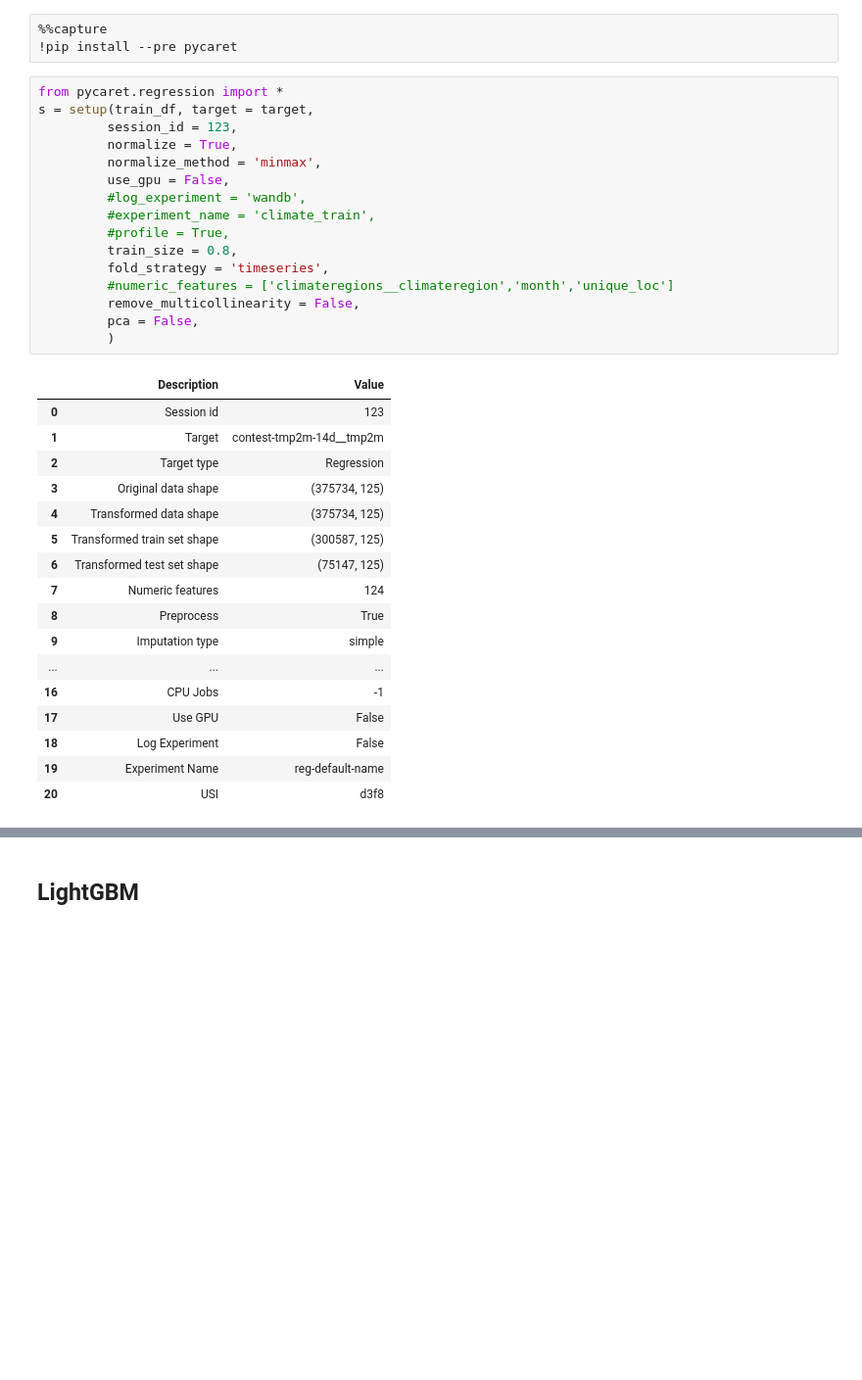
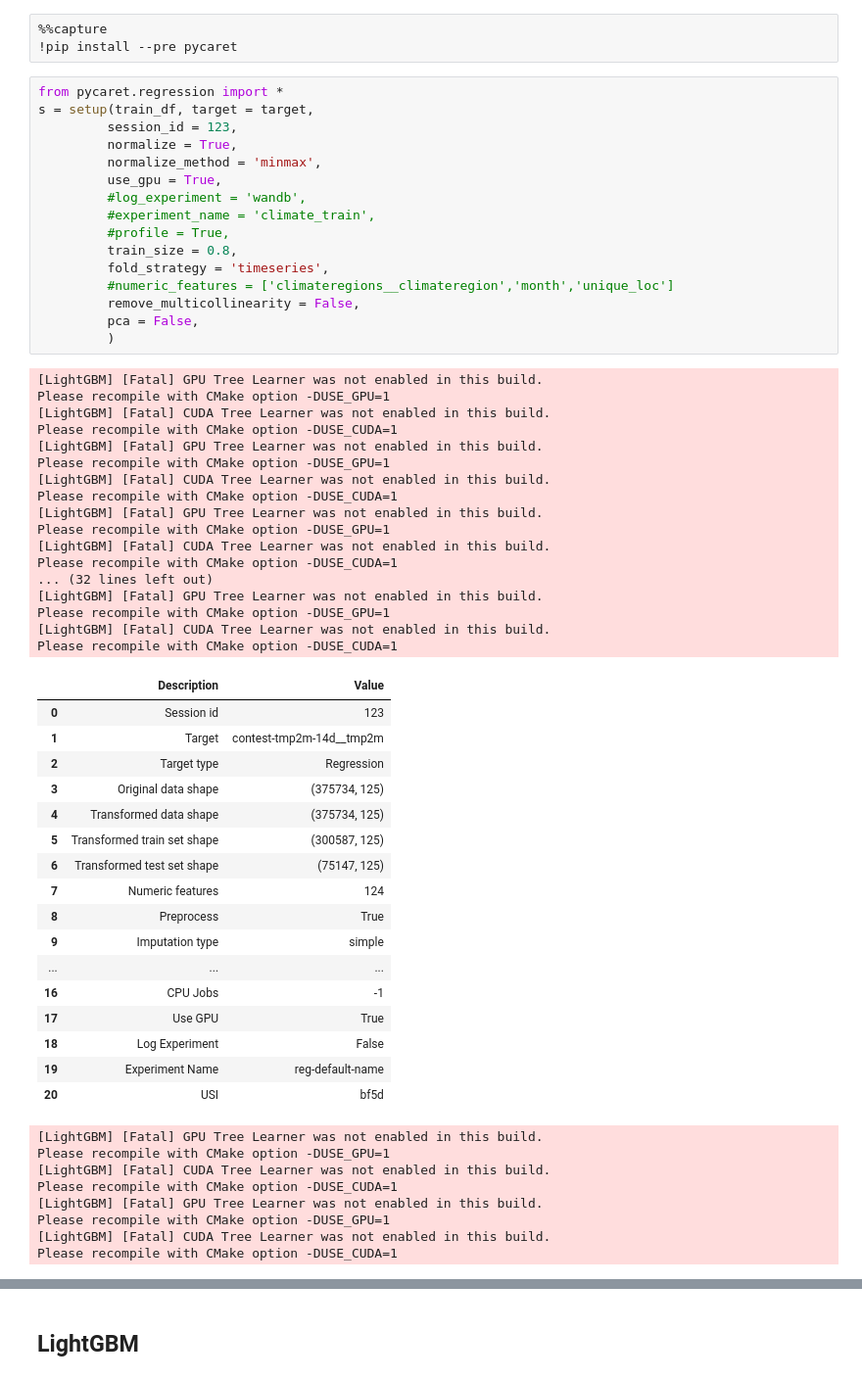
Before and after one commit to kpal002/WiDS---Datathon-2023, a Jupyter notebook: pycaret-automl-regression.ipynb, the cells around one changed output, grey strips where cells are left out. Shown: that part at 98% size. Drawn from its saved outputs; the diff is of its cells as text; blank space fills up the shorter version.

```diff
--- a/pycaret-automl-regression.ipynb
+++ b/pycaret-automl-regression.ipynb
@@ -187,37 +187,62 @@ test_df = test_df.drop(columns=to_drop_test)
 # %%
 from pycaret.regression import *
 s = setup(train_df, target = target,
          session_id = 123,
          normalize = True,
          normalize_method = 'minmax',
-         use_gpu = False,
+         use_gpu = True,
          #log_experiment = 'wandb',
          #experiment_name = 'climate_train',
          #profile = True,
          train_size = 0.8,
          fold_strategy = 'timeseries',
          #numeric_features = ['climateregions__climateregion','month','unique_loc']
          remove_multicollinearity = False,
          pca = False,
          )
 # %% [output]
+[LightGBM] [Fatal] GPU Tree Learner was not enabled in this build.
+Please recompile with CMake option -DUSE_GPU=1
+[LightGBM] [Fatal] CUDA Tree Learner was not enabled in this build.
+Please recompile with CMake option -DUSE_CUDA=1
+[LightGBM] [Fatal] GPU Tree Learner was not enabled in this build.
+Please recompile with CMake option -DUSE_GPU=1
+[LightGBM] [Fatal] CUDA Tree Learner was not enabled in this build.
+Please recompile with CMake option -DUSE_CUDA=1
+[LightGBM] [Fatal] GPU Tree Learner was not enabled in this build.
+Please recompile with CMake option -DUSE_GPU=1
+[LightGBM] [Fatal] CUDA Tree Learner was not enabled in this build.
+Please recompile with CMake option -DUSE_CUDA=1
+... (32 lines left out)
+[LightGBM] [Fatal] GPU Tree Learner was not enabled in this build.
+Please recompile with CMake option -DUSE_GPU=1
+[LightGBM] [Fatal] CUDA Tree Learner was not enabled in this build.
+Please recompile with CMake option -DUSE_CUDA=1
 |  | Description | Value |
 | 0 | Session id | 123 |
 | 1 | Target | contest-tmp2m-14d__tmp2m |
 | 2 | Target type | Regression |
 | 3 | Original data shape | (375734, 125) |
 | 4 | Transformed data shape | (375734, 125) |
 | 5 | Transformed train set shape | (300587, 125) |
 | 6 | Transformed test set shape | (75147, 125) |
 | 7 | Numeric features | 124 |
 | 8 | Preprocess | True |
 | 9 | Imputation type | simple |
 | ... | ... | ... |
 | 16 | CPU Jobs | -1 |
-| 17 | Use GPU | False |
+| 17 | Use GPU | True |
 | 18 | Log Experiment | False |
 | 19 | Experiment Name | reg-default-name |
-| 20 | USI | d3f8 |
+| 20 | USI | bf5d |
+[LightGBM] [Fatal] GPU Tree Learner was not enabled in this build.
+Please recompile with CMake option -DUSE_GPU=1
+[LightGBM] [Fatal] CUDA Tree Learner was not enabled in this build.
+Please recompile with CMake option -DUSE_CUDA=1
+[LightGBM] [Fatal] GPU Tree Learner was not enabled in this build.
+Please recompile with CMake option -DUSE_GPU=1
+[LightGBM] [Fatal] CUDA Tree Learner was not enabled in this build.
+Please recompile with CMake option -DUSE_CUDA=1
 # %%
 models()
 # %% [output]
```
Also changed, not shown: parts of 10 cells of this notebook.
